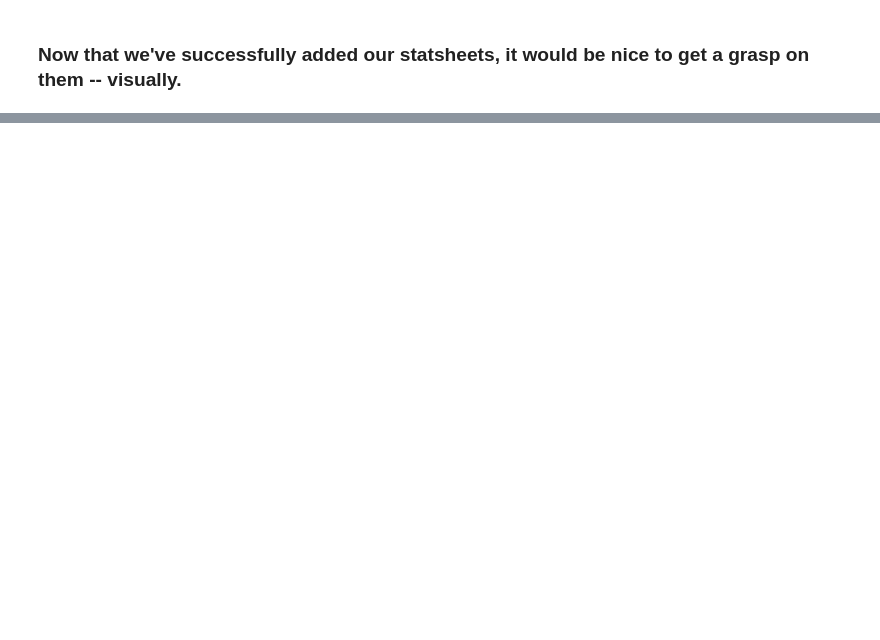
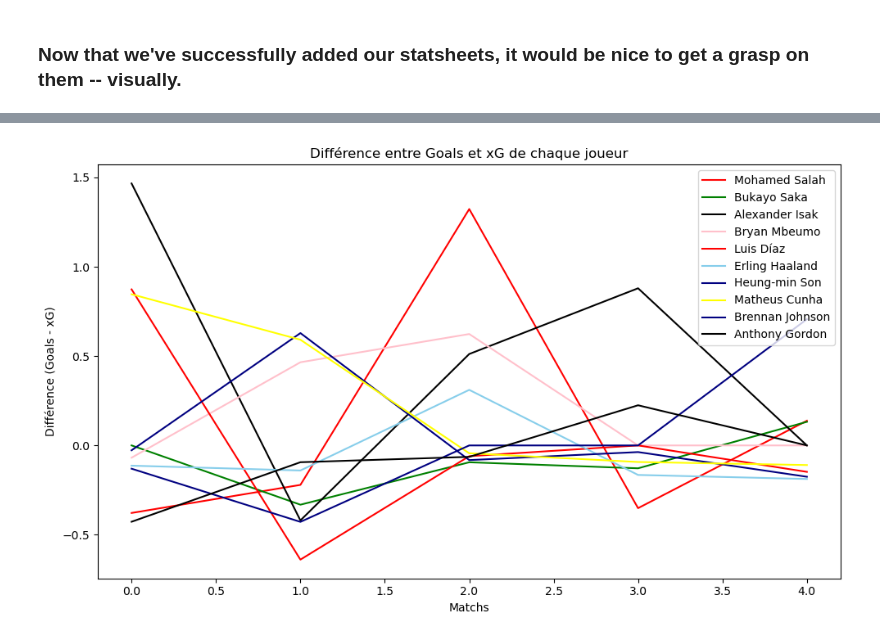
Before and after one commit to mounirfrhn/Premier-League-Simulation, a Jupyter notebook: descriptive.ipynb, the cells around one changed output, grey strips where cells are left out. Drawn from its saved outputs; the diff is of its cells as text; code cells hidden in the pictures; blank space fills up the shorter version.

```diff
--- a/descriptive.ipynb
+++ b/descriptive.ipynb
@@ -59,0 +88,38 @@ plt.show()
+# %%
+import matplotlib.pyplot as plt
+
+# Calculer la différence entre Goals et xG pour chaque joueur
+salah_diff = salah['Goals'] - salah['xG']
+saka_diff = saka['Goals'] - saka['xG']
+isak_diff = isak['Goals'] - isak['xG']
+mbeumo_diff = mbeumo['Goals'] - mbeumo['xG']
+diaz_diff = diaz['Goals'] - diaz['xG']
+haaland_diff = haaland['Goals'] - haaland['xG']
+son_diff = son['Goals'] - son['xG']
+cunha_diff = cunha['Goals'] - cunha['xG']
+johnson_diff = johnson['Goals'] - johnson['xG']
+gordon_diff = gordon['Goals'] - gordon['xG']
+
+plt.figure(figsize=(10, 6))
+
+plt.plot(salah_diff, label='Mohamed Salah', color='red')
+plt.plot(saka_diff, label='Bukayo Saka', color='green')
+plt.plot(isak_diff, label='Alexander Isak', color='black')
+plt.plot(mbeumo_diff, label='Bryan Mbeumo', color='pink')
+plt.plot(diaz_diff, label='Luis Díaz', color='red')
+plt.plot(haaland_diff, label='Erling Haaland', color='skyblue')
+plt.plot(son_diff, label='Heung-min Son', color='navy')
+plt.plot(cunha_diff, label='Matheus Cunha', color='yellow')
+plt.plot(johnson_diff, label='Brennan Johnson', color="navy")
+plt.plot(gordon_diff, label='Anthony Gordon', color='black')
+
+# Ajouter des étiquettes et un titre
+plt.ylabel('Différence (Goals - xG)')
+plt.xlabel('Matchs')
+plt.title('Différence entre Goals et xG de chaque joueur')
+
+plt.legend()
+plt.tight_layout()
+plt.show()
+# %% [output]
+[figure, added]
```
Also changed, not shown: parts of 3 cells of this notebook.
